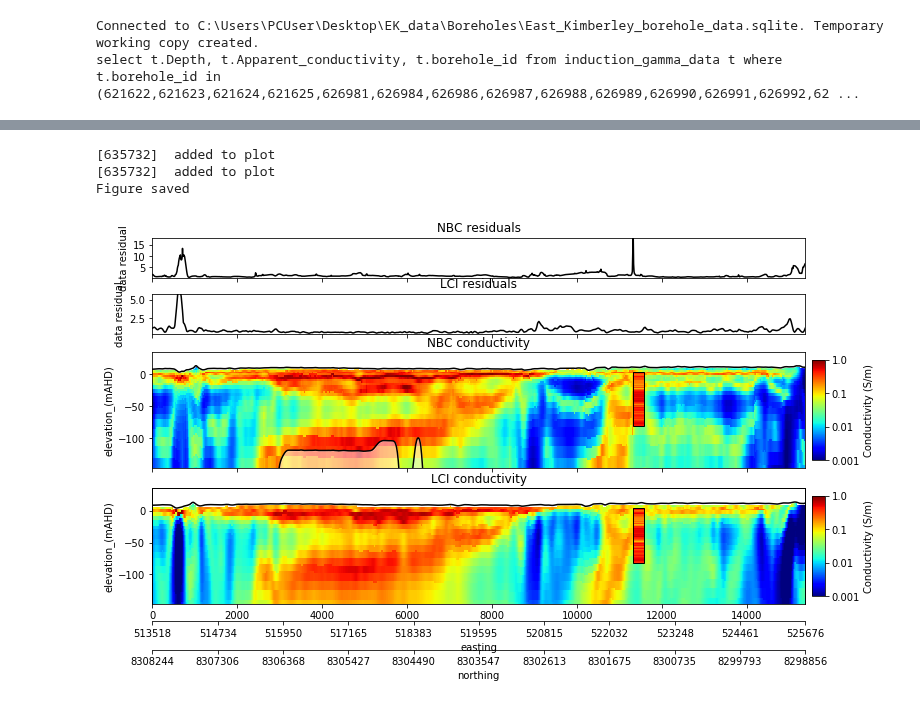
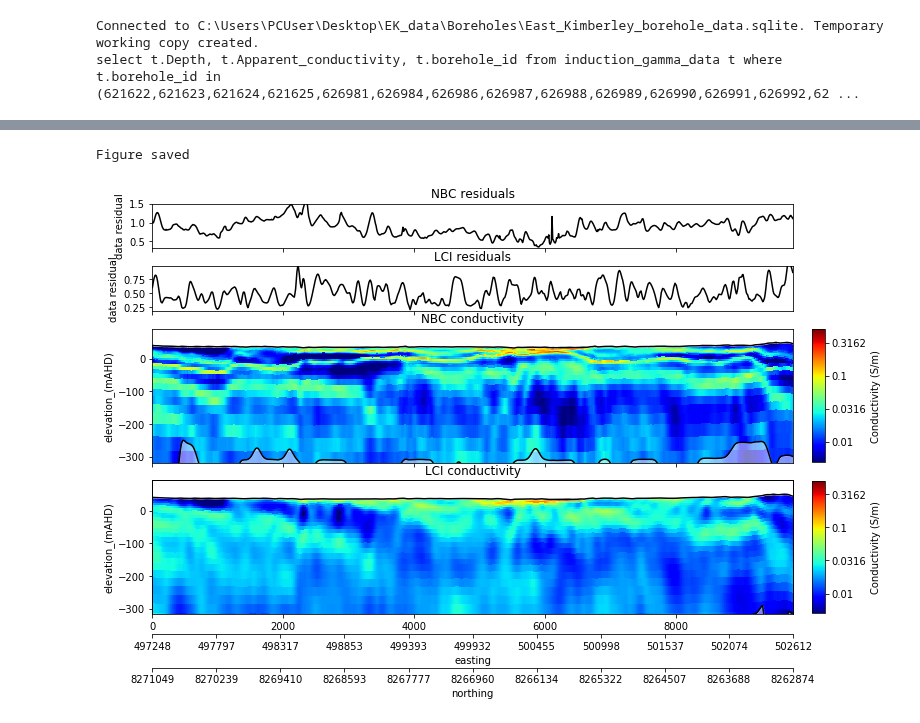
Before and after one commit to GeoscienceAustralia/hydrogeol_utils, a Jupyter notebook: notebooks/inversions_comparison_LCI_vs_NBC.ipynb, the cells around one changed output, grey strips where cells are left out. Drawn from its saved outputs; the diff is of its cells as text; code cells hidden in the pictures.

```diff
--- a/notebooks/inversions_comparison_LCI_vs_NBC.ipynb
+++ b/notebooks/inversions_comparison_LCI_vs_NBC.ipynb
@@ -126,6 +126,8 @@ lines = np.unique(nbc_cond['line'][nbc_cond['line_index'][indices[~nanmask]]])
 #         314401, 317201, 318201, 319501, 320002]
 
 #lines = [ 321301, 322201, 322701, 323801, 324701]
+
+lines = [300701]
 # %%
 # Grid the NBC and save it in memory
 hdf5_nbc_dir = r"C:\temp\hdf5_Keep_NBC"
@@ -158,0 +157,8 @@ line
+# %%
+eno = 621622
+
+mask = df_header['borehole_id'] == eno
+
+x,y = df_header[mask].Easting[0], df_header[mask].Northing[0]
+
+x
@@ -191,13 +209,13 @@ for item in df_induction['borehole_id'].unique():
 # %%
-line = lines[44]
+line = lines[0]
 # %%
 # Panel plotting different CGI inversions
 
-vex = 15.
+vex = 5.
 
-max_depth = 150.
+max_depth = 350.
 
-vmin, vmax = 0.001,1
+vmin, vmax = 0.005,0.5
 
 # NOte that the vertical exaggeration and the max depth don't always play nicely
 panel_settings = {'panel_1': {'variable': 'data_residual',
@@ -315,33 +333,33 @@ for bore in enos:
                                          'Apparent_conductivity', ['X','Y'], cmap='jet',
                                          colour_stretch=cstretch, log_stretch = True,
                                          stick_thickness=250.)
         if log is not None:
             savefig = True
 
 
 # Add colorbars
 plot_utils.add_colourbar(fig, ax_array[2], im1, x0, y0, width, height, panel_kwargs[2])
 
 plot_utils.add_colourbar(fig, ax_array[3], im2, x0, y0, width, height, panel_kwargs[3])
 
 ax_pos = plot_utils.align_axes(ax_array)
 
 # Add axis with northing at the bottom of the plot
 
 plot_utils.add_axis_coords('northing', nor, ax_array[-1], ax_pos[3], offset=-0.4)
 
 plot_utils.add_axis_coords('easting', east, ax_array[-1], ax_pos[3], offset=-0.15)
 
 
 outfile = os.path.join(outdir, str(line) + "_LCI_NBC_comparison_plot_log.png")
 
+savefig = True
+
 if savefig:
     print('Figure saved')
     plt.savefig(outfile, dpi=300)
 
 plt.show()
 # %% [output]
-[635732]  added to plot
-[635732]  added to plot
 Figure saved
-[figure, old version]
+[figure, new version]
```
Also changed, not shown: parts of 16 cells of this notebook, 37 other files.
